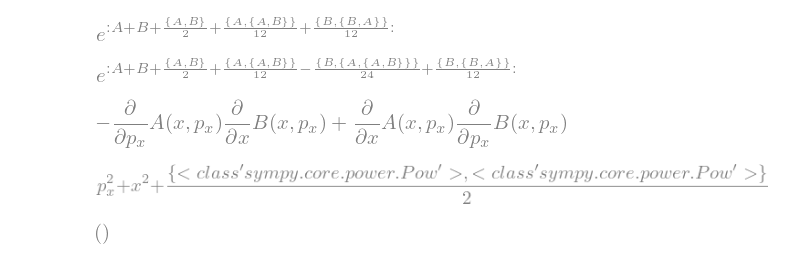
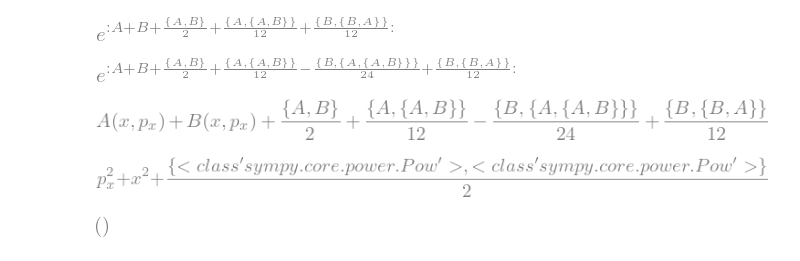
Before and after one commit to tomerten/acchamiltoniansandmatrices, a Jupyter notebook: acchamiltoniansandmatrices/Examples/Notebooks/SymbolicCalculations.ipynb, the cells around one changed output. Cells and saved outputs as stored; diff of their text form; code cells hidden in the pictures.

```diff
--- a/acchamiltoniansandmatrices/Examples/Notebooks/SymbolicCalculations.ipynb
+++ b/acchamiltoniansandmatrices/Examples/Notebooks/SymbolicCalculations.ipynb
@@ -140,9 +135,9 @@ Aop.BCH(Bop,4)
 # %% [output]
 [figure]
 # %%
-Aop.BCH(Bop,4).ham.args[0].args[1].expr
+Aop.BCH(Bop,4).ham
 # %% [output]
-[figure, old version]
+[figure, new version]
 # %%
 simplify((Aop.BCH(Bop,2).ham.as_expr()).subs(A,x**2).subs(B,px**2).doit())
 # %% [output]
```
Also changed, not shown: parts of 11 cells of this notebook, 4 other files.
